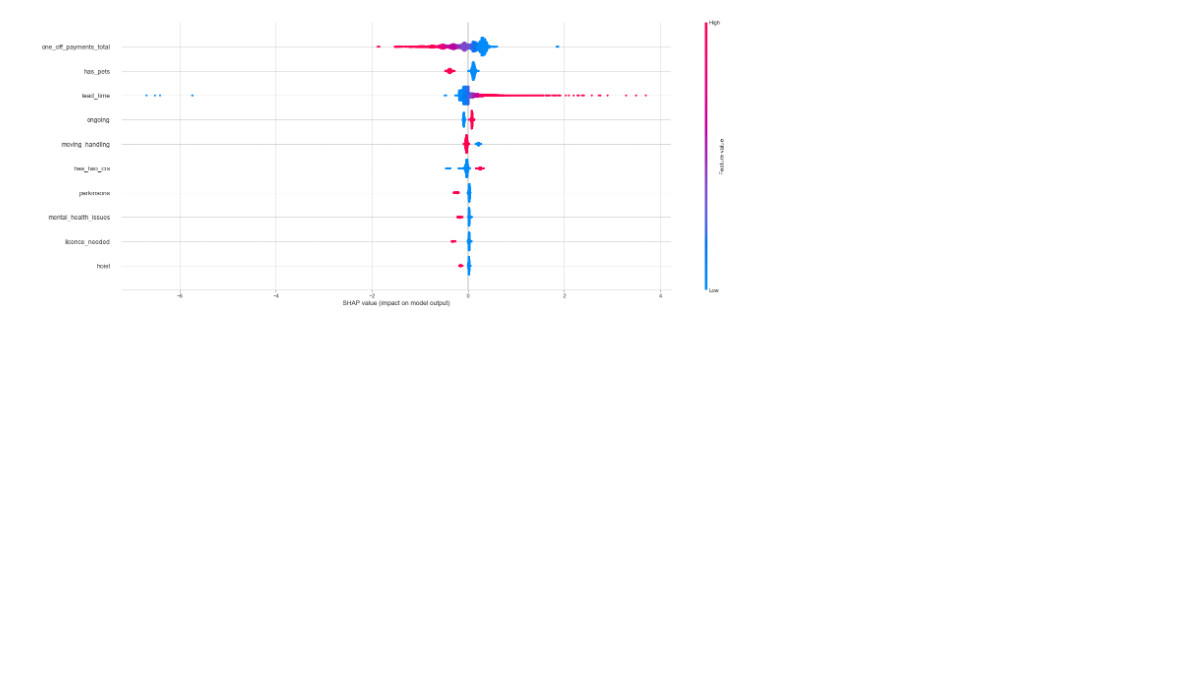
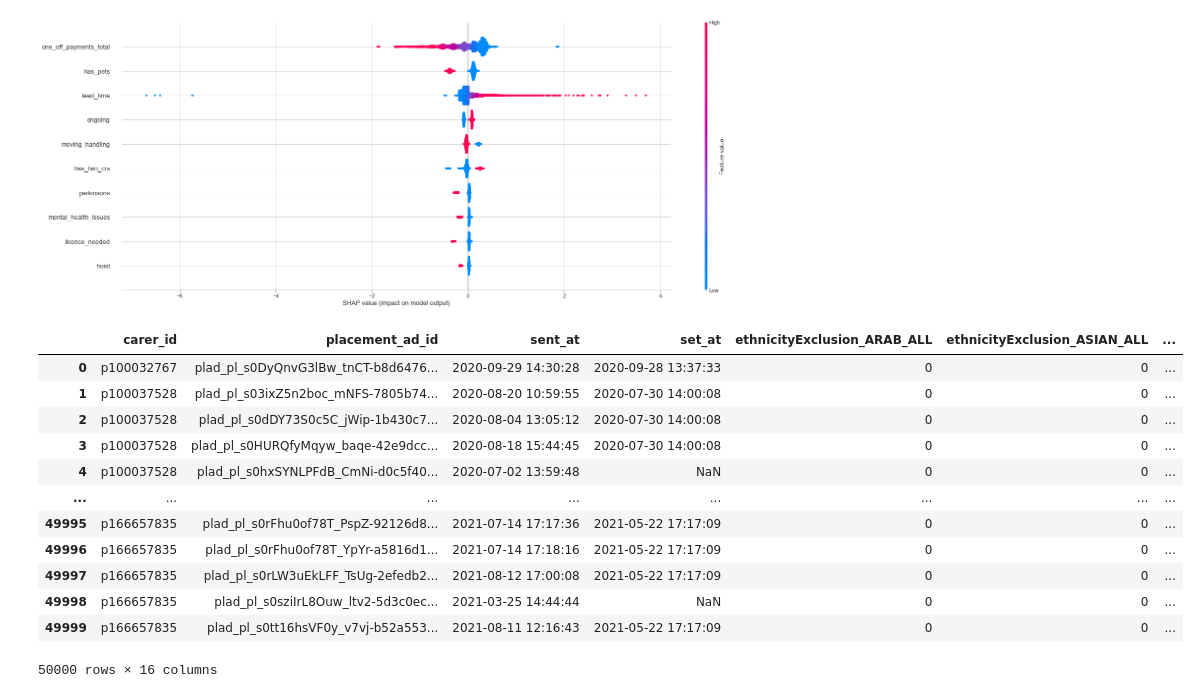
Before and after one commit to bonaventura-elder/carer_targeting, a Jupyter notebook: src/training.ipynb, the cells around one changed output. Saved outputs shown, nothing was run; the diff lists cells and outputs as text; code cells hidden in the pictures; blank space fills up the shorter version.

```diff
--- a/src/training.ipynb
+++ b/src/training.ipynb
@@ -363,3 +272,22 @@ Try using .loc[row_indexer,col_indexer] = value instead
 
 See the caveats in the documentation: https://pandas.pydata.org/pandas-docs/stable/user_guide/indexing.html#returning-a-view-versus-a-copy
 [figure]
+# %%
+
+data = pd.read_csv('/Users/bonaventurapacileo/Downloads/bonni_q2.sql.csv')
+# %%
+data
+# %% [output]
+|  | carer_id | placement_ad_id | sent_at | set_at | ethnicityExclusion_ARAB_ALL | ethnicityExclusion_ASIAN_ALL | ... |
+| 0 | p100032767 | plad_pl_s0DyQnvG3lBw_tnCT-b8d6476... | 2020-09-29 14:30:28 | 2020-09-28 13:37:33 | 0 | 0 | ... |
+| 1 | p100037528 | plad_pl_s03ixZ5n2boc_mNFS-7805b74... | 2020-08-20 10:59:55 | 2020-07-30 14:00:08 | 0 | 0 | ... |
+| 2 | p100037528 | plad_pl_s0dDY73S0c5C_jWip-1b430c7... | 2020-08-04 13:05:12 | 2020-07-30 14:00:08 | 0 | 0 | ... |
+| 3 | p100037528 | plad_pl_s0HURQfyMqyw_baqe-42e9dcc... | 2020-08-18 15:44:45 | 2020-07-30 14:00:08 | 0 | 0 | ... |
+| 4 | p100037528 | plad_pl_s0hxSYNLPFdB_CmNi-d0c5f40... | 2020-07-02 13:59:48 | NaN | 0 | 0 | ... |
+| ... | ... | ... | ... | ... | ... | ... | ... |
+| 49995 | p166657835 | plad_pl_s0rFhu0of78T_PspZ-92126d8... | 2021-07-14 17:17:36 | 2021-05-22 17:17:09 | 0 | 0 | ... |
+| 49996 | p166657835 | plad_pl_s0rFhu0of78T_YpYr-a5816d1... | 2021-07-14 17:18:16 | 2021-05-22 17:17:09 | 0 | 0 | ... |
+| 49997 | p166657835 | plad_pl_s0rLW3uEkLFF_TsUg-2efedb2... | 2021-08-12 17:00:08 | 2021-05-22 17:17:09 | 0 | 0 | ... |
+| 49998 | p166657835 | plad_pl_s0sziIrL8Ouw_ltv2-5d3c0ec... | 2021-03-25 14:44:44 | NaN | 0 | 0 | ... |
+| 49999 | p166657835 | plad_pl_s0tt16hsVF0y_v7vj-b52a553... | 2021-08-11 12:16:43 | 2021-05-22 17:17:09 | 0 | 0 | ... |
+50000 rows × 16 columns
```
Also changed, not shown: parts of 11 cells of this notebook, 8 other files.
